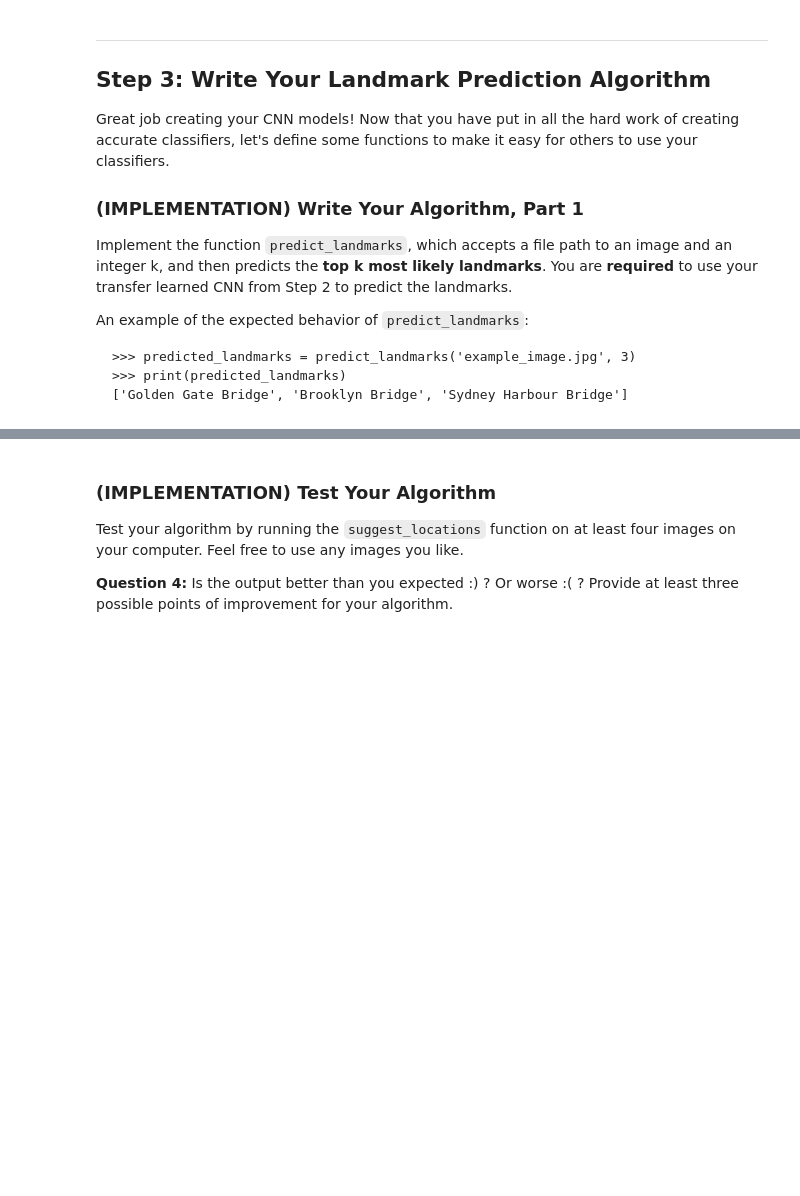
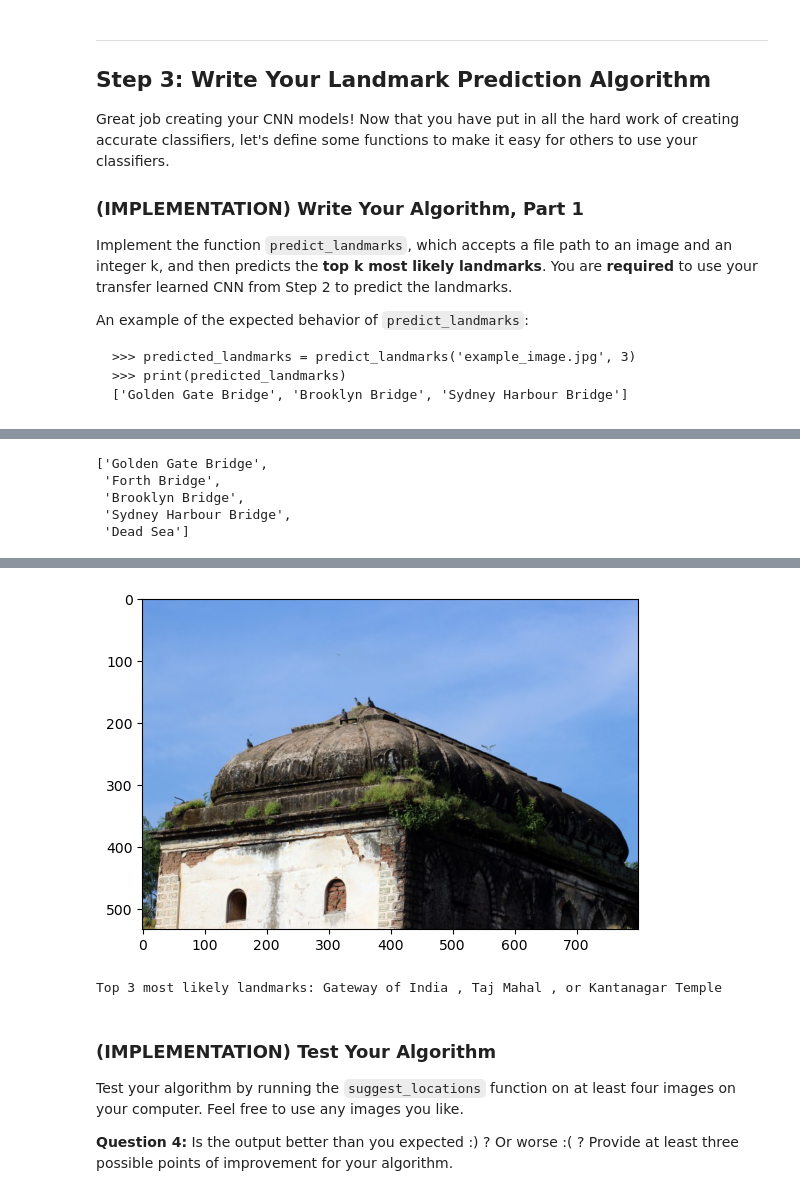
Before and after one commit to guilhermeal86/udacity_DL, a Jupyter notebook: landmark.ipynb, the cells around one changed output, grey strips where cells are left out. Cells and saved outputs as stored; diff of their text form; code cells hidden in the pictures; blank space fills up the shorter version.

```diff
--- a/landmark.ipynb
+++ b/landmark.ipynb
@@ -430,11 +504,13 @@ loaders_transfer = {'train': None, 'valid': None, 'test': None}
 Use the next code cell to specify a [loss function](http://pytorch.org/docs/stable/nn.html#loss-functions) and [optimizer](http://pytorch.org/docs/stable/optim.html).  Save the chosen loss function as `criterion_transfer`, and fill in the function `get_optimizer_transfer` below.
 # %%
 ## TODO: select loss function
-criterion_transfer = None
+# specify loss function (categorical cross-entropy)
+criterion_transfer = nn.CrossEntropyLoss()
 
-
+# specify optimizer
 def get_optimizer_transfer(model):
-    ## TODO: select and return optimizer
+    ## TODO: select and return an optimizer
+    return optim.SGD(model.parameters(), lr=0.005)
 # %% [markdown]
 ### (IMPLEMENTATION) Model Architecture
 
@@ -461,6 +562,11 @@ __Answer:__
 Train and validate your model in the code cell below.  [Save the final model parameters](http://pytorch.org/docs/master/notes/serialization.html) at filepath `'model_transfer.pt'`.
 # %%
 # TODO: train the model and save the best model parameters at filepath 'model_transfer.pt'
+num_epochs = 20
+
+# train the model
+model_transfer = train(num_epochs, loaders_transfer, model_transfer, get_optimizer_transfer(model_transfer),
+                      criterion_transfer, use_cuda, 'model_transfer.pt')
 
 
 
@@ -499,12 +649,41 @@ from PIL import Image
 ## of your dataset object (e.g., `train_dataset.classes`)
 
 def predict_landmarks(img_path, k):
+    mean = [0.485, 0.456, 0.406]
+    std = [0.229, 0.224, 0.225]
+
+
     ## TODO: return the names of the top k landmarks predicted by the transfer learned CNN
+    image = Image.open(img_path)
 
+    transform = transforms.Compose([transforms.Resize((256,256)),
+                                        transforms.ToTensor(),
+                                        transforms.Normalize(mean, std)])
+
+    image = transform(image)
+    image.unsqueeze_(0)
+
+    if use_cuda:
+        image = image.cuda()
+
+    model_transfer.eval()
+
+    output = model_transfer(image)
+    values, indices = output.topk(k)
+
+    top_classes = [classes[class_id] for class_id in indices[0].tolist()]
+
+    return top_classes
 
 
 # test on a sample image
-predict_landmarks('images/test/09.Golden_Gate_Bridge/190f3bae17c32c37.jpg', 5)
+predict_landmarks('./landmark_images/test/09.Golden_Gate_Bridge/190f3bae17c32c37.jpg', 5)
+# %% [output]
+['Golden Gate Bridge',
+ 'Forth Bridge',
+ 'Brooklyn Bridge',
+ 'Sydney Harbour Bridge',
+ 'Dead Sea']
 # %% [markdown]
 ### (IMPLEMENTATION) Write Your Algorithm, Part 2
 
@@ -515,15 +694,21 @@ Some sample output for `suggest_locations` is provided below, but feel free to d
 # %%
 def suggest_locations(img_path):
     # get landmark predictions
     predicted_landmarks = predict_landmarks(img_path, 3)
 
     ## TODO: display image and display landmark predictions
-
+    image = Image.open(img_path)
+    plt.imshow(image)
+    plt.show()
+    print('Top 3 most likely landmarks:',predicted_landmarks[0],',', predicted_landmarks[1],', or', predicted_landmarks[2])
 
 
 
 # test on a sample image
-suggest_locations('images/test/09.Golden_Gate_Bridge/190f3bae17c32c37.jpg')
+suggest_locations('./landmark_images/test/21.Taj_Mahal/0eb7f9d035f37dbe.jpg')
+# %% [output]
+[figure, added]
+Top 3 most likely landmarks: Gateway of India , Taj Mahal , or Kantanagar Temple
 # %% [markdown]
 ### (IMPLEMENTATION) Test Your Algorithm
 
```
Also changed, not shown: parts of 25 cells of this notebook, 1 other file.
